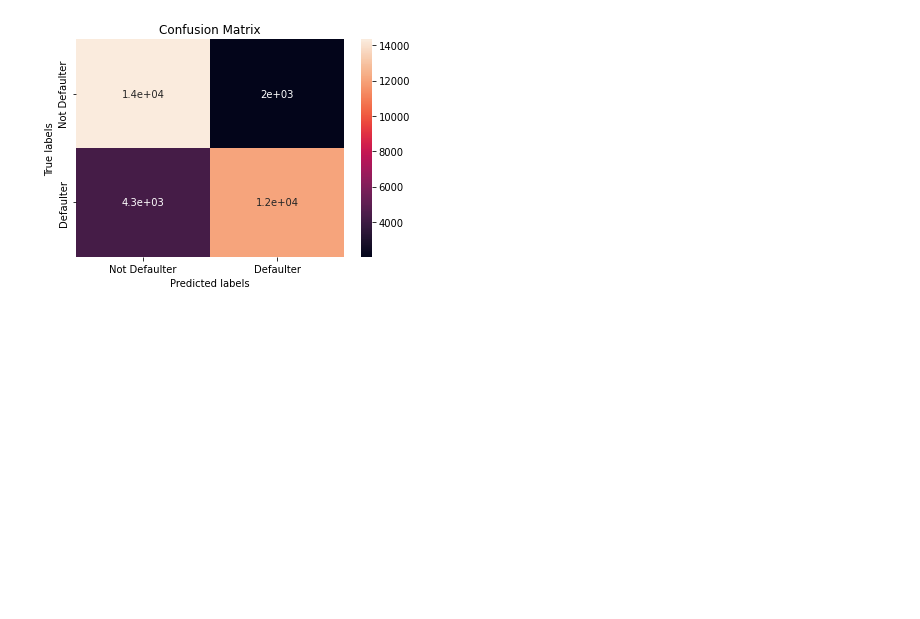
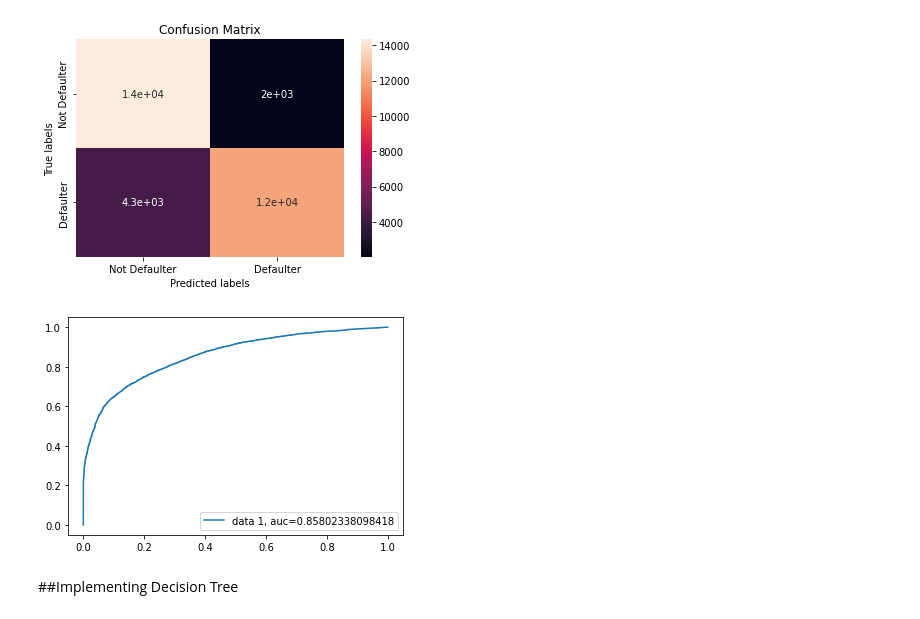
Before and after one commit to Shubham-naik-ai/Credit-Card-Default-Prediction, a Jupyter notebook: Copy_of_Credit_Card_Default_Prediction_Capstone_Project.ipynb, the cells around one changed output. Cells and saved outputs as stored; diff of their text form; code cells hidden in the pictures; blank space fills up the shorter version.

```diff
--- a/Copy_of_Credit_Card_Default_Prediction_Capstone_Project.ipynb
+++ b/Copy_of_Credit_Card_Default_Prediction_Capstone_Project.ipynb
@@ -838,0 +843,13 @@ ax.yaxis.set_ticklabels(labels)
+# %%
+y_pred_proba_SVC = optimal_SVC_clf.predict_proba(X_test)[::,1]
+# %%
+# ROC AUC CURVE
+fpr, tpr, _ = roc_curve(y_test,  y_pred_proba_SVC)
+auc = roc_auc_score(y_test, y_pred_proba_SVC)
+plt.plot(fpr,tpr,label="data 1, auc="+str(auc))
+plt.legend(loc=4)
+plt.show()
+# %% [output]
+[figure, added]
+# %% [markdown]
+##Implementing Decision Tree
```
Also changed, not shown: parts of 59 cells of this notebook.
